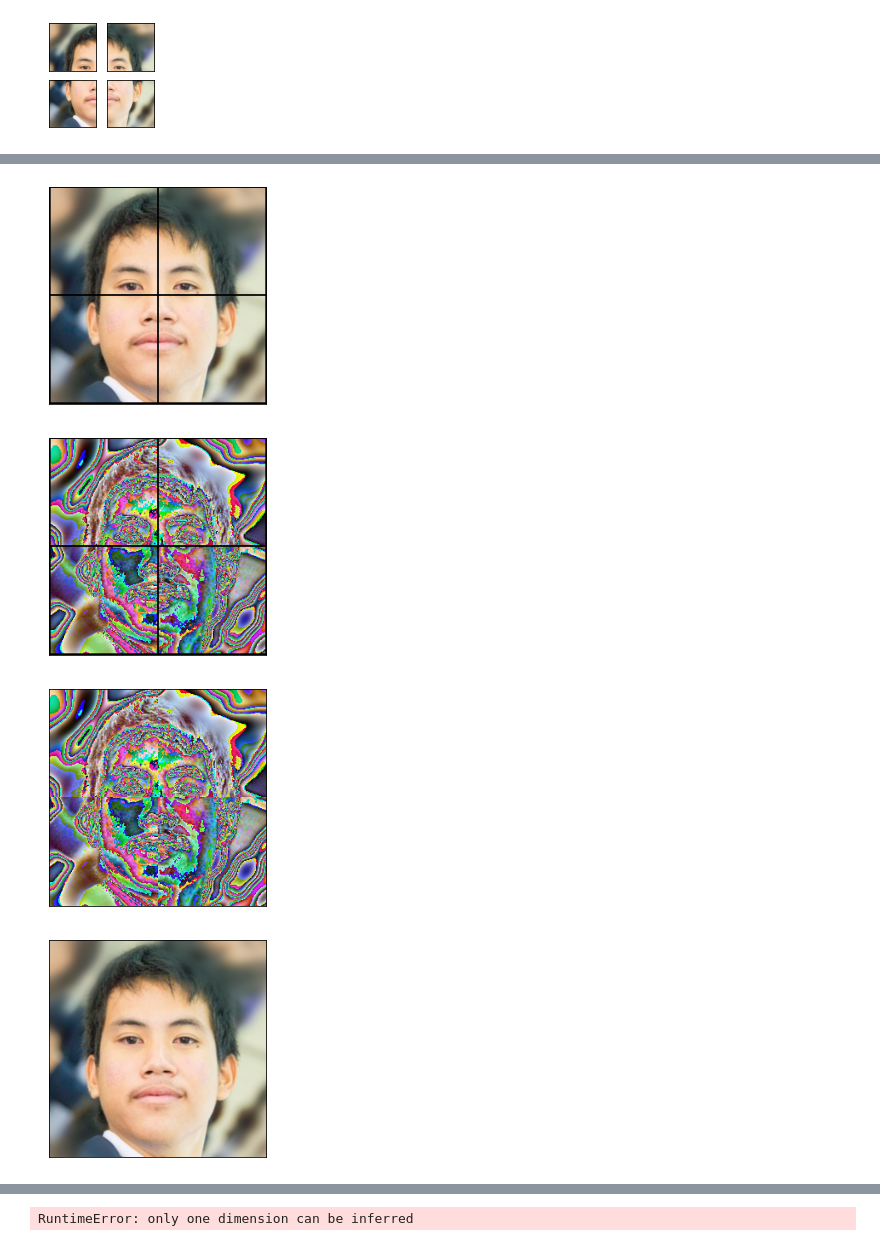
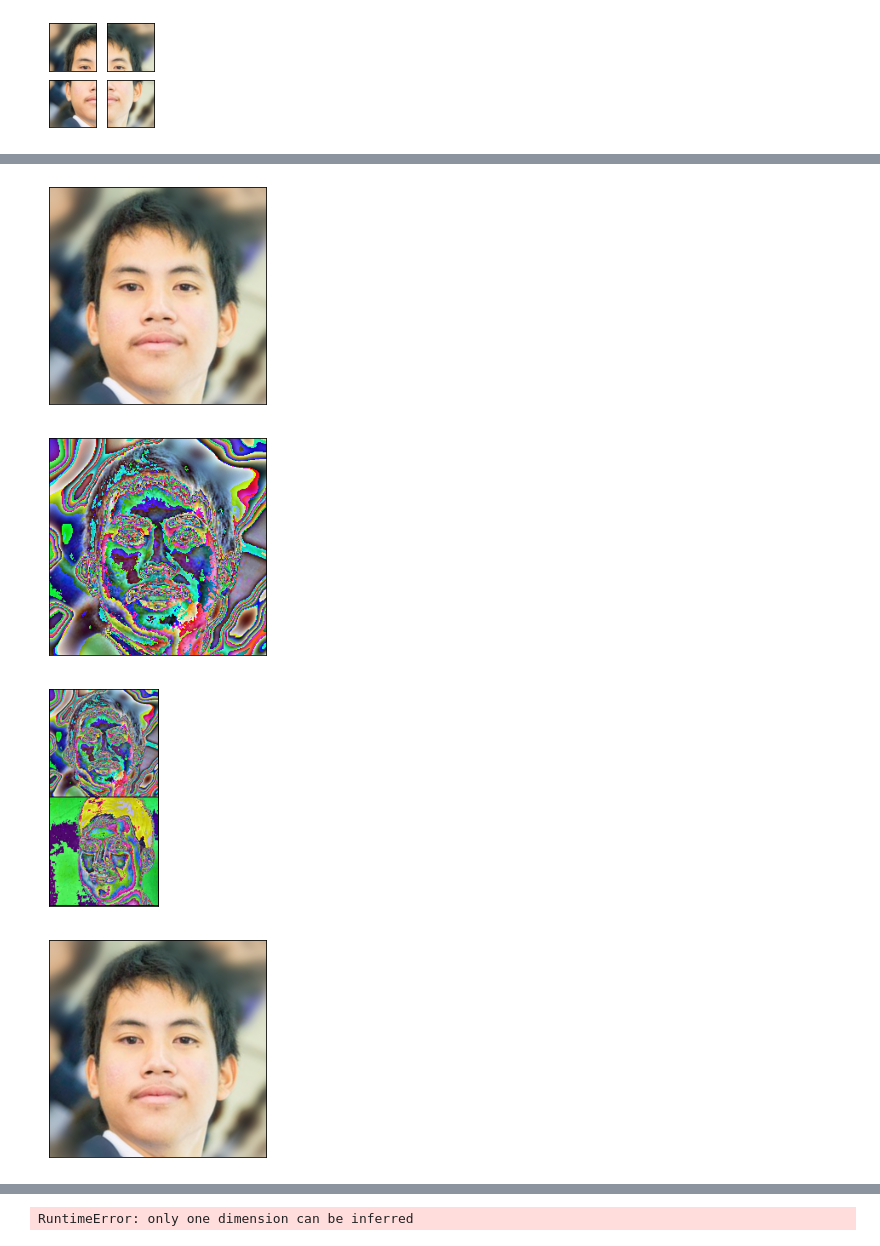
Before and after one commit to XezXey/guided-diffusion, a Jupyter notebook: experiment_scripts/patching/patching.ipynb, the cells around one changed output, grey strips where cells are left out. Saved outputs shown, nothing was run; the diff lists cells and outputs as text; code cells hidden in the pictures.

Commit message:
adaptive_gn with silu/share norm

```diff
--- a/experiment_scripts/patching/patching.ipynb
+++ b/experiment_scripts/patching/patching.ipynb
@@ -92,12 +92,16 @@ class AdaptiveGN_Hadamart(nn.Module):
         # e.g. [(B1 x C1 x H1 x W1), (B2 x C2 x H2 x W2), ..., (Bn x Cn x Hn x Wn)]; where n is n_patches ** 2
         #TODO: Is it worth to do, is it really faster?
         assert x.shape == y.shape
+        print(x.shape, y.shape)
         b, c, h, w = x.shape
         x_patches = x.unfold(2, self.patch_size, self.patch_size).unfold(3, self.patch_size, self.patch_size)
+        print(x_patches.shape)
         x_patches = torch.einsum('b c i j h w -> b i j c h w', x_patches)
+        print(x_patches.shape)
+        print("GG")
         # visualize(n_patches=self.n_patches, patches=patches)
-        b, i, j, c, h, w = x_patches.shape
-        x_patches = x_patches.reshape(b, -1, c, h, w)
+        b_xp, i_xp, j_xp, c_xp, h_xp, w_xp = x_patches.shape
+        x_patches = x_patches.reshape(b, -1, c, h_xp, w_xp)
         print("X_patches : ", x_patches.shape)
         grid = make_grid(x_patches[0], self.n_patches)
         show(grid)
@@ -106,28 +110,41 @@ class AdaptiveGN_Hadamart(nn.Module):
         y_patches = torch.einsum('b c i j h w -> b i j c h w', y_patches)
         # print(patches.shape)
         # visualize(n_patches=self.n_patches, patches=patches)
-        b, i, j, c, h, w = y_patches.shape
-        y_patches = y_patches.reshape(b, -1, c, h, w)
+        b_yp, i_yp, j_yp, c_yp, h_yp, w_yp = y_patches.shape
+        y_patches = y_patches.reshape(b, -1, c, h_yp, w_yp)
         print("Y_patches : ", y_patches.shape)
         grid = make_grid(y_patches[0], self.n_patches)
         show(grid)
 
-        # Norm each patch
-        out = th.zeros_like(x_patches)
-        for i, norm in enumerate(self.norm):
-            x_patches[0][i] = norm(x_patches[0][[i]])
-            scale = y_patches[0][i]
-            out[0][i] = (x_patches[0][i] * (1 + scale)) + self.shift
-
-        grid = make_grid(out[0], self.n_patches)
+        out_patches = [[] for i in range(b)]
+        for i in range(b):
+            for j, norm_mod in enumerate(self.norm):
+                x_patches[i][j] = norm_mod(x_patches[i][[j]])
+                scale = y_patches[i][j]
+                # out_patches[i][j] = (x_patches[i][j] * (1 + scale)) + self.shift
+                out_patches[i].append((x_patches[i][j] * (1 + scale)) + self.shift)
+            out_patches[i] = th.stack(out_patches[i], dim=0)
+            print(out_patches[i].shape)
+        out_patches = th.stack(out_patches, dim=0)
+        print("EZ", out_patches.shape)
+        out = self.patches_to_image(patches=out_patches)
+        grid = make_grid(out, self.n_patches)
         show(grid)
-        final_out = self.patches_to_image(patches=out)
         y_back = self.patches_to_image(patches=y_patches)
         print(y_back.shape, y.shape)
         print((y_back == y).all())
 
 
+        y_back = self.patches_to_image(patches=y_patches)
+        grid = make_grid(y_back, self.n_patches)
+        show(grid)
+
+
     def patches_to_image(self, patches):
+        '''
+        Input shape : Batch size x N_patch_row x N_patch_col x Channels x Height x Width
+        '''
+
         print("out shape : ", patches.shape)
         b_p, n_p, c_p, h_p, w_p = patches.shape
         final_out = patches.reshape(b_p, self.n_patches, self.n_patches, c_p, h_p, w_p)
@@ -138,10 +155,11 @@ class AdaptiveGN_Hadamart(nn.Module):
         print(final_out.shape)
         grid = make_grid(final_out[0], self.n_patches)
         show(grid)
+        print("Merge patch : ", final_out.shape)
         return final_out
 
 
-hadamart_layer = AdaptiveGN_Hadamart(prep='adaptive_gn', channels=3, n_patches=2, image_size=256)
+hadamart_layer = AdaptiveGN_Hadamart(prep='adaptive_gn', channels=3, n_patches=1, image_size=256)
 
 img_1 = transt(Image.open('./moke.png'))
 img_2 = transt(Image.open('./moke_2.png'))
@@ -174,4 +189,4 @@ AdaptiveGN_Hadamart(
-[figure, old version]
+[figure, new version]
-[figure, old version]
+[figure, new version]
-[figure, old version]
+[figure, new version]
 [figure]
```
Also changed, not shown: parts of 1 cell of this notebook, 8 other files.
